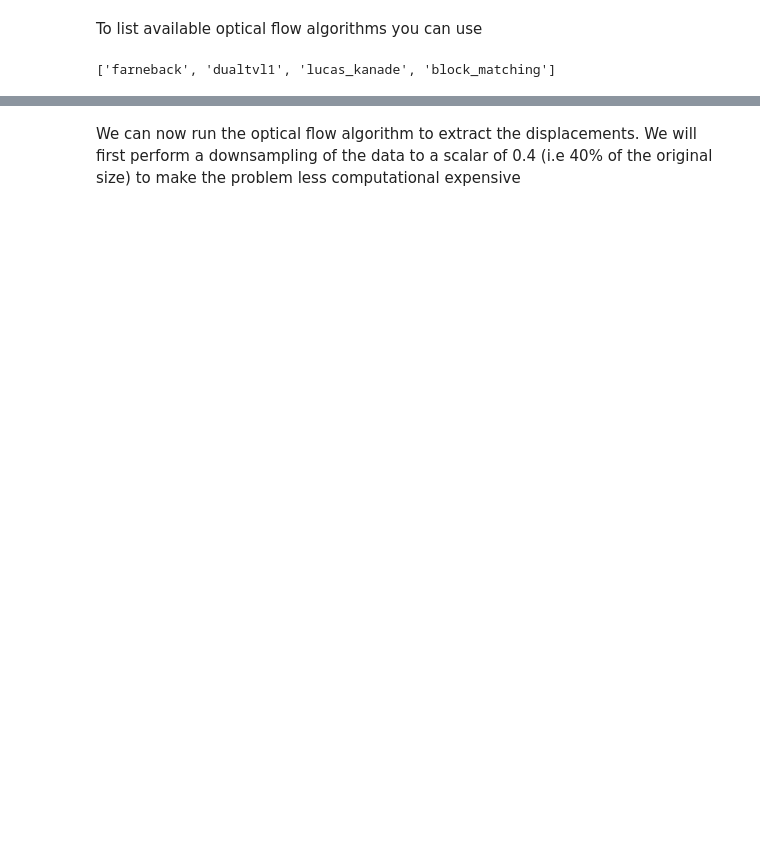
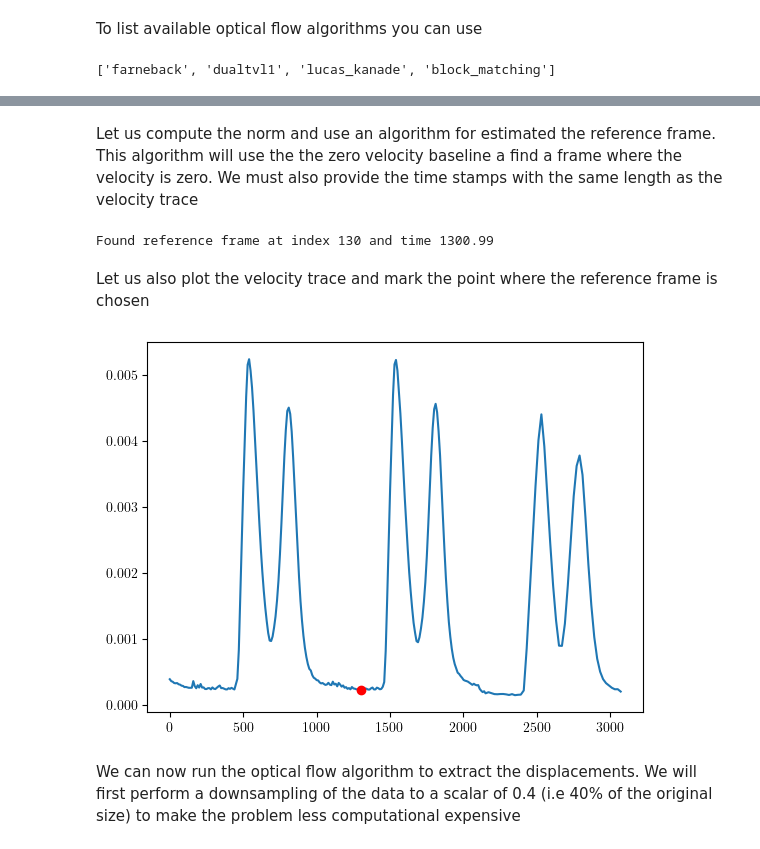
Before and after one commit to ComputationalPhysiology/mps_motion, a Jupyter notebook: docs/quickstart.ipynb, the cells around one changed output, grey strips where cells are left out. Drawn from its saved outputs; the diff is of its cells as text; code cells hidden in the pictures; blank space fills up the shorter version.

```diff
--- a/docs/quickstart.ipynb
+++ b/docs/quickstart.ipynb
@@ -25,6 +25,6 @@ import mps_motion # Package for motion analysis
 # %% [markdown]
 Next, let us download to sample data. There is one available dataset here, but you should swap out the paths here to the path to your own data.
 # %%
-path = Path("data.nd2")
+path = Path("data.npy")
 if not path.is_file():
     mps_motion.utils.download_demo_data(path)
@@ -52,3 +62,26 @@ mps_motion.list_optical_flow_algorithm()
+# %% [markdown]
+Let us compute the norm and use an algorithm for estimated the reference frame. This algorithm will use the the zero velocity baseline a find a frame where the velocity is zero. We must also provide the time stamps with the same length as the velocity trace
+# %%
+v_norm = v.norm().mean().compute()
+reference_frame_index = (
+    mps_motion.motion_tracking.estimate_referece_image_from_velocity(
+        t=data.time_stamps[:-5],
+        v=v_norm,
+    )
+)
+reference_frame = data.time_stamps[reference_frame_index]
+print(f"Found reference frame at index {reference_frame_index} and time {reference_frame:.2f}")
+# %% [output]
+Found reference frame at index 130 and time 1300.99
+# %% [markdown]
+Let us also plot the velocity trace and mark the point where the reference frame is chosen
+# %%
+fig, ax = plt.subplots()
+ax.plot(data.time_stamps[:-5], v_norm)
+ax.plot([reference_frame], [v_norm[reference_frame_index]], "ro")
+plt.show()
+# %% [output]
+[figure, added]
 # %% [markdown]
 We can now run the optical flow algorithm to extract the displacements. We will first perform a downsampling of the data to a scalar of 0.4 (i.e 40% of the original size) to make the problem less computational expensive
 # %%
```
Also changed, not shown: parts of 14 cells of this notebook, 1 other file.
